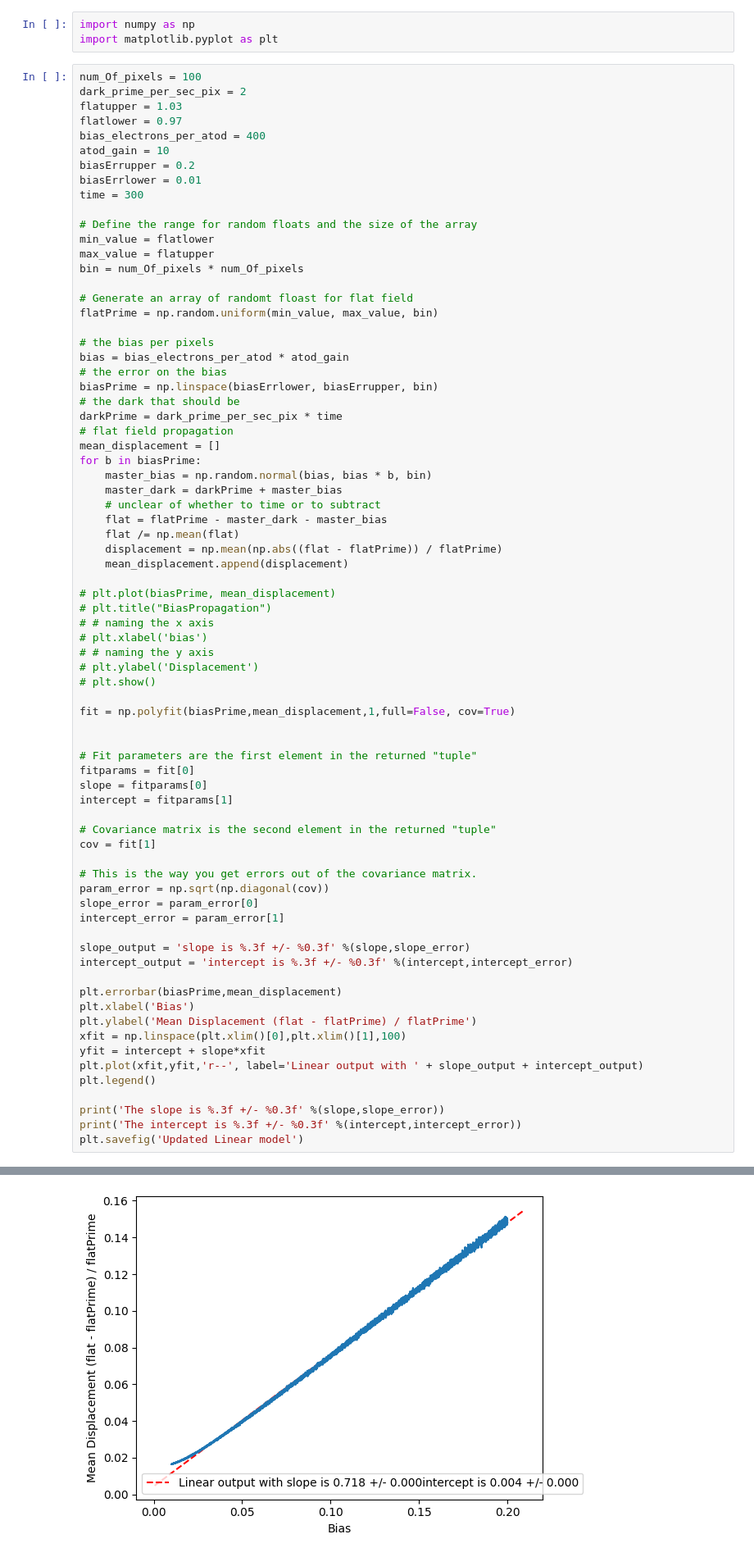
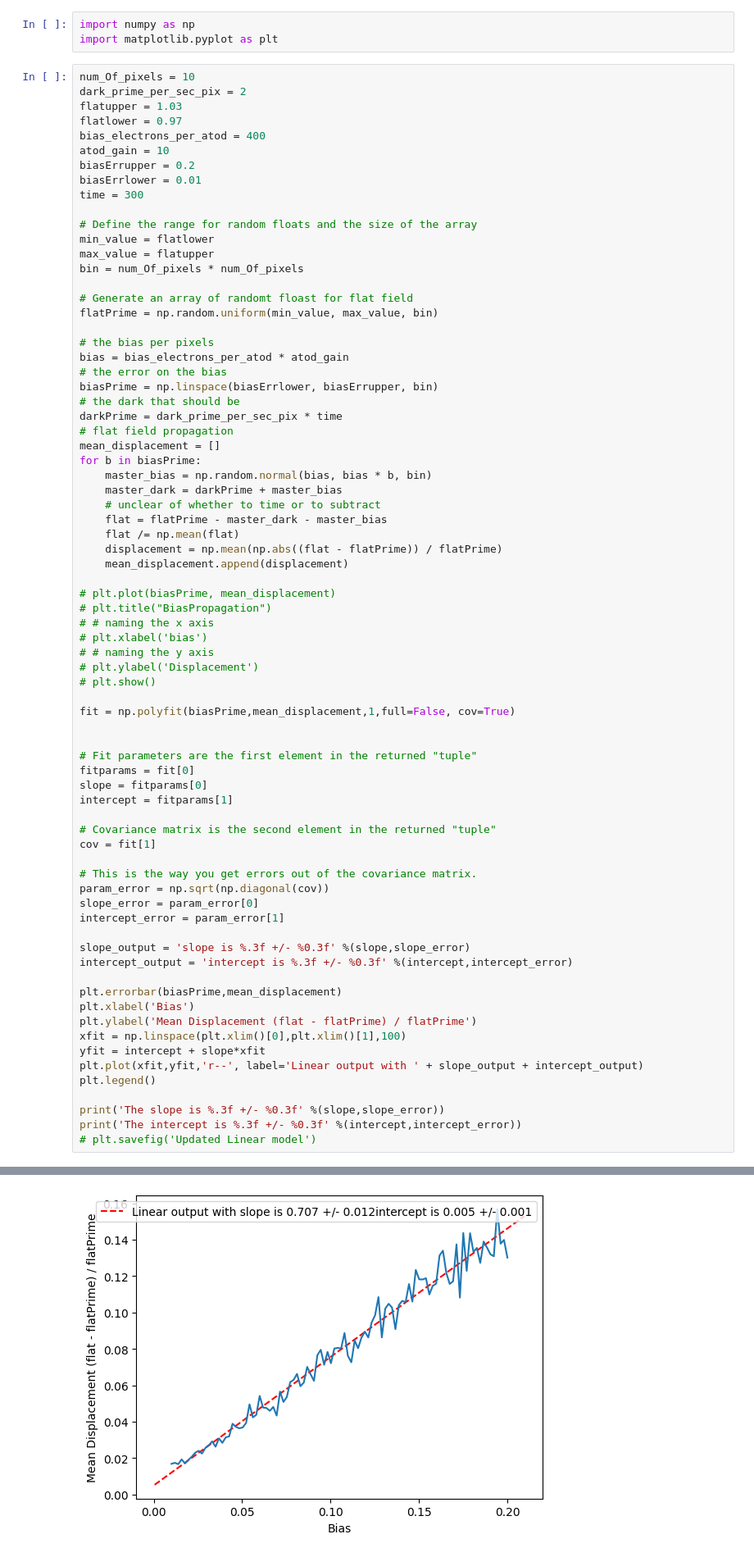
Before and after one commit to Voluptatemn/AstroResearch, a Jupyter notebook: BiasErrorProp.ipynb, the cells around one changed output, grey strips where cells are left out. Shown at 82% size. Cells and saved outputs as stored; diff of their text form.

```diff
--- a/BiasErrorProp.ipynb
+++ b/BiasErrorProp.ipynb
@@ -6,7 +6,7 @@
 import numpy as np
 import matplotlib.pyplot as plt
 # %%
-num_Of_pixels = 100
+num_Of_pixels = 10
 dark_prime_per_sec_pix = 2
 flatupper = 1.03
 flatlower = 0.97
@@ -78,5 +78,5 @@ plt.legend()
 
 print('The slope is %.3f +/- %0.3f' %(slope,slope_error))
 print('The intercept is %.3f +/- %0.3f' %(intercept,intercept_error))
-plt.savefig('Updated Linear model')
+# plt.savefig('Updated Linear model')
 # %% [output]
@@ -85,4 +85,4 @@ The intercept is 0.004 +/- 0.000
-[figure, old version]
+[figure, new version]
 # %%
 slope_normal = np.random.normal(slope, slope_error, bin)
 plt.hist(slope_normal, bin, density = True, color='b', edgecolor='black')
```
Also changed, not shown: parts of 3 cells of this notebook, 1 other file.
